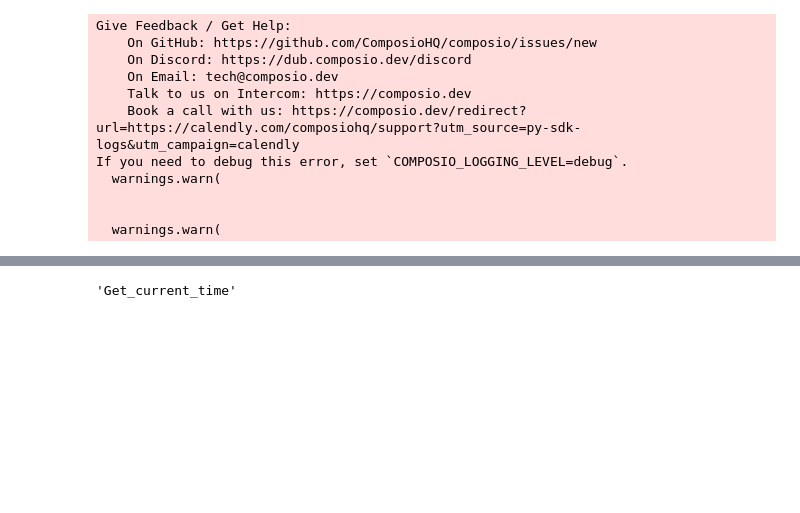
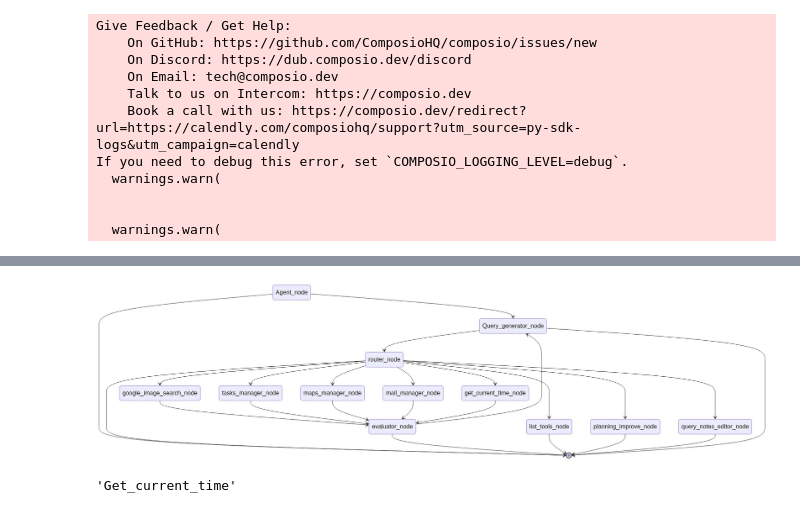
Before and after one commit to tristanpadiou/Google_AI_Agent, a Jupyter notebook: test.ipynb, the cells around one changed output, grey strips where cells are left out. Saved outputs shown, nothing was run; the diff lists cells and outputs as text; code cells hidden in the pictures; blank space fills up the shorter version.

```diff
--- a/test.ipynb
+++ b/test.ipynb
@@ -70 +70,5 @@ res=google_agent.chat('list tools and give current time')
+# %%
+google_agent.display_graph()
+# %% [output]
+[figure, added]
 # %%
```
Also changed, not shown: parts of 6 cells of this notebook, 2 other files.
